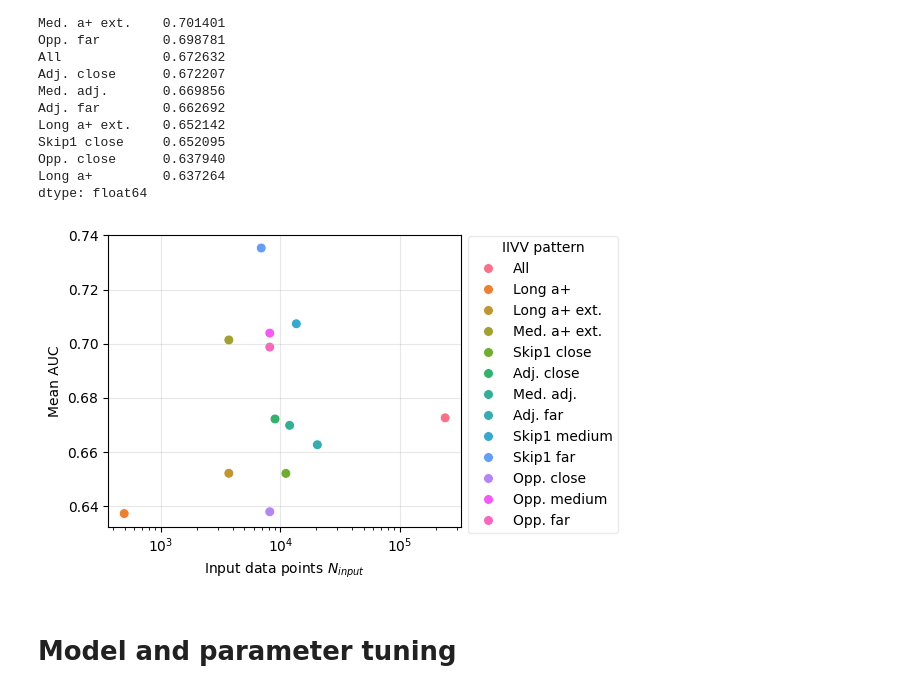
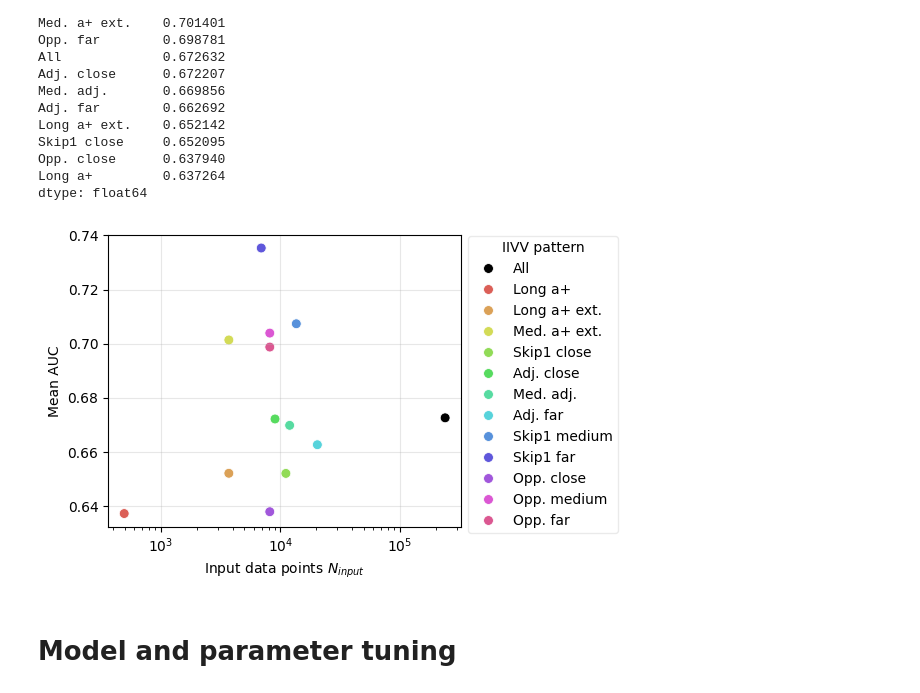
Before and after one commit to EITLabworks/IIVV-Evaluation, a Jupyter notebook: Statistics-and-figures.ipynb, the cells around one changed output. Saved outputs shown, nothing was run; the diff lists cells and outputs as text; code cells hidden in the pictures.

```diff
--- a/Statistics-and-figures.ipynb
+++ b/Statistics-and-figures.ipynb
@@ -308,29 +365,40 @@ Opp. close      0.637940
 Long a+         0.637264
 dtype: float64
 # %%
+categories = df_plot["Mask"].unique()
+base_palette = sns.color_palette(palette="hls", n_colors=len(categories) - 1)
+palette = {}
+i = 0
+for cat in categories:
+    if cat == "All":
+        palette[cat] = "black"
+    else:
+        palette[cat] = base_palette[i]
+        i += 1
+
 fig2, ax1 = plt.subplots(figsize=(6, 3.8))
 sns.scatterplot(
     data=df_plot,
     x="n_params",
     y="avg. ROC AUC",
     hue="Mask",
-    # palette="dark:salmon_r",
+    palette=palette,
     s=50,
     ax=ax1,
 )
 ax1.set_xscale("log")
 ax1.set_xlabel("Input data points $N_{input}$")
 ax1.set_ylabel("Mean AUC")
 ax1.grid(alpha=0.3)
 ax1.legend(
     title="IIVV pattern", framealpha=0.4, bbox_to_anchor=(1, 1.02), loc="upper left"
 )
 
 plt.tight_layout()
 plt.savefig(f"results/IIVV_sel_scatter_{class_task}.pdf", bbox_inches="tight")
 plt.show()
 # %% [output]
-[figure, old version]
+[figure, new version]
 # %% [markdown]
 # Model and parameter tuning
 # %% [markdown]
```
Also changed, not shown: parts of 5 cells of this notebook, 5 other files.
